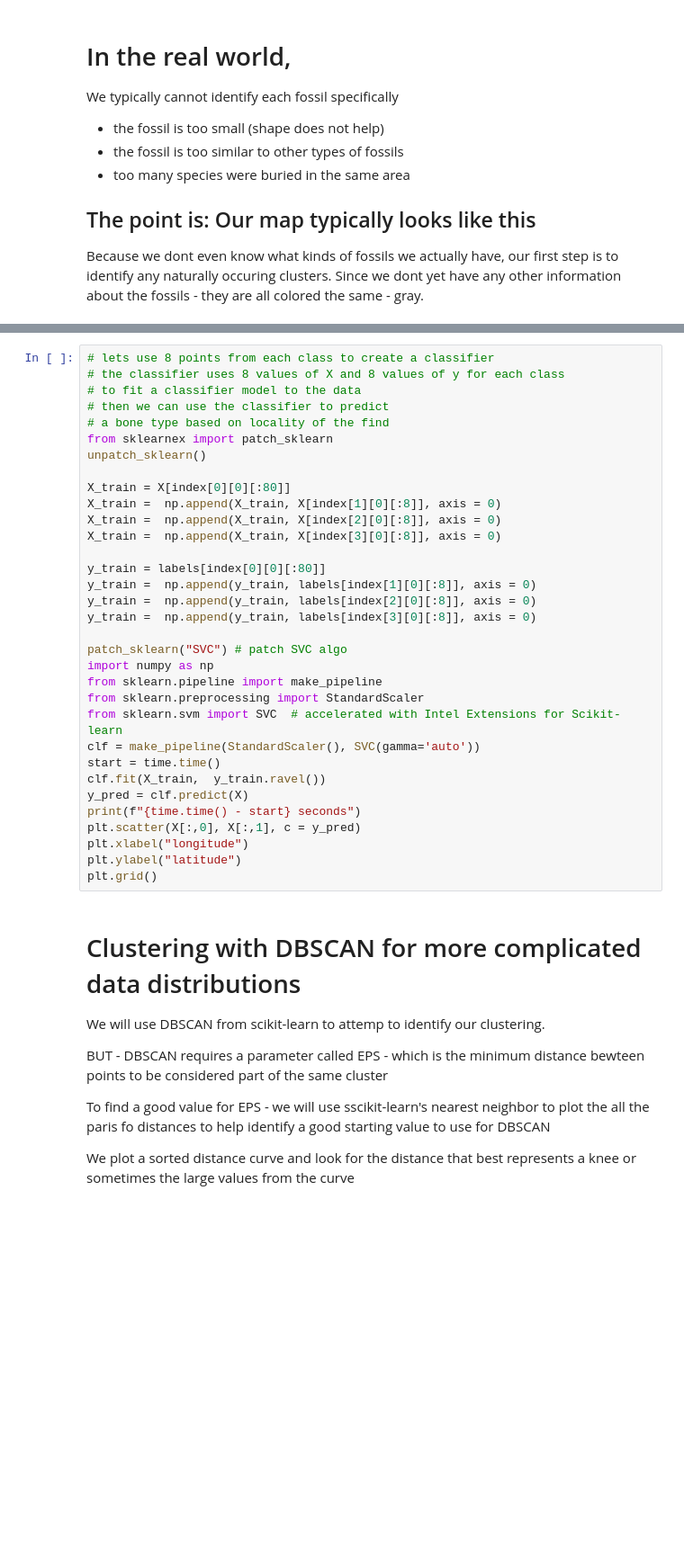
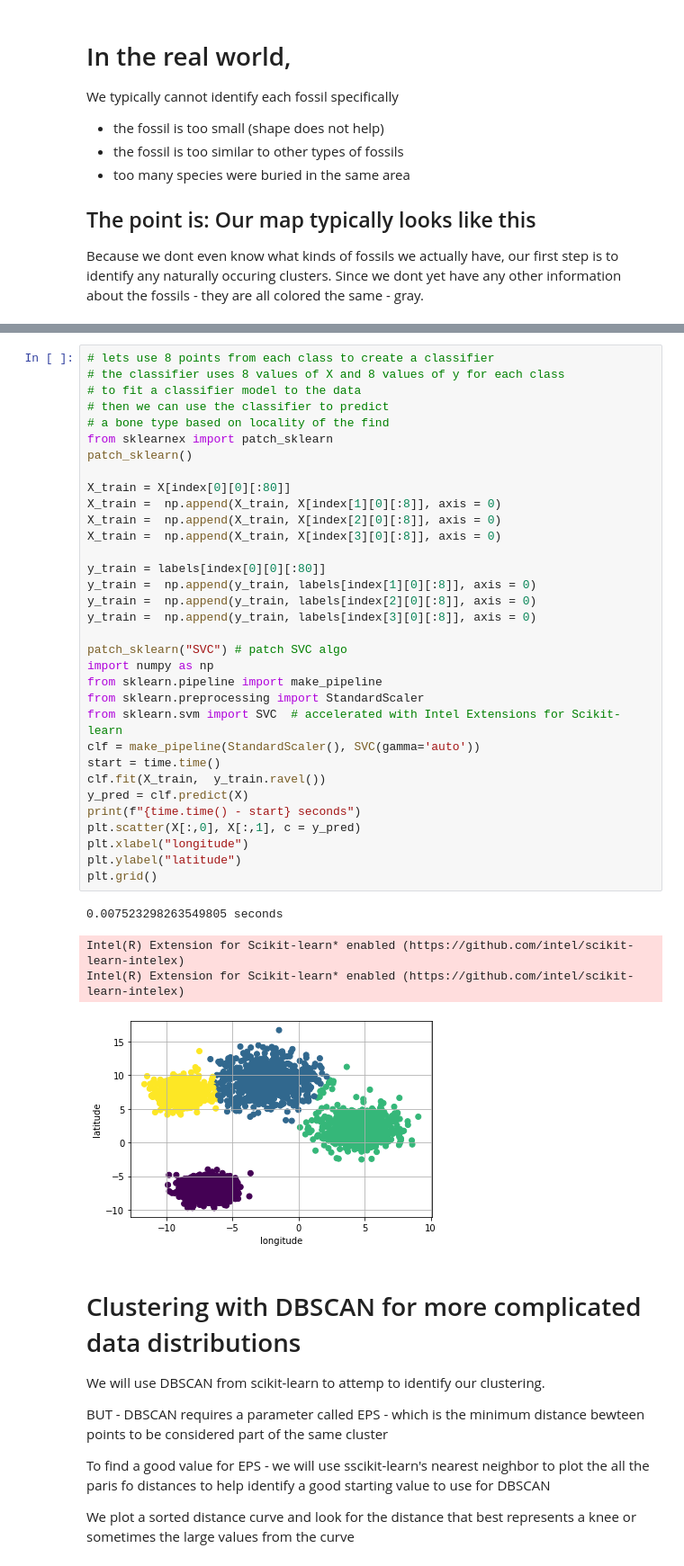
Before and after one commit to IntelSoftware/Jurassic, a Jupyter notebook: 02_ContextMattersClustering.ipynb, the cells around one changed output, grey strips where cells are left out. Shown: that part at 90% size. Cells and saved outputs as stored; diff of their text form; blank space fills up the shorter version.

```diff
--- a/02_ContextMattersClustering.ipynb
+++ b/02_ContextMattersClustering.ipynb
@@ -231,34 +241,39 @@ These two lines can accelerate commonly used ML algorithms enormously! See [link
 # the classifier uses 8 values of X and 8 values of y for each class
 # to fit a classifier model to the data
 # then we can use the classifier to predict
 # a bone type based on locality of the find
 from sklearnex import patch_sklearn
-unpatch_sklearn()
+patch_sklearn()
 
 X_train = X[index[0][0][:80]]
 X_train =  np.append(X_train, X[index[1][0][:8]], axis = 0)
 X_train =  np.append(X_train, X[index[2][0][:8]], axis = 0)
 X_train =  np.append(X_train, X[index[3][0][:8]], axis = 0)
 
 y_train = labels[index[0][0][:80]]
 y_train =  np.append(y_train, labels[index[1][0][:8]], axis = 0)
 y_train =  np.append(y_train, labels[index[2][0][:8]], axis = 0)
 y_train =  np.append(y_train, labels[index[3][0][:8]], axis = 0)
 
 patch_sklearn("SVC") # patch SVC algo
 import numpy as np
 from sklearn.pipeline import make_pipeline
 from sklearn.preprocessing import StandardScaler
 from sklearn.svm import SVC  # accelerated with Intel Extensions for Scikit-learn
 clf = make_pipeline(StandardScaler(), SVC(gamma='auto'))
 start = time.time()
 clf.fit(X_train,  y_train.ravel())
 y_pred = clf.predict(X)
 print(f"{time.time() - start} seconds")
 plt.scatter(X[:,0], X[:,1], c = y_pred)
 plt.xlabel("longitude")
 plt.ylabel("latitude")
 plt.grid()
+# %% [output]
+0.007523298263549805 seconds
+Intel(R) Extension for Scikit-learn* enabled (https://github.com/intel/scikit-learn-intelex)
+Intel(R) Extension for Scikit-learn* enabled (https://github.com/intel/scikit-learn-intelex)
+[figure, added]
 # %% [markdown]
 # Clustering with DBSCAN for more complicated data distributions
 
```
Also changed, not shown: parts of 11 cells of this notebook, 10 other files.
